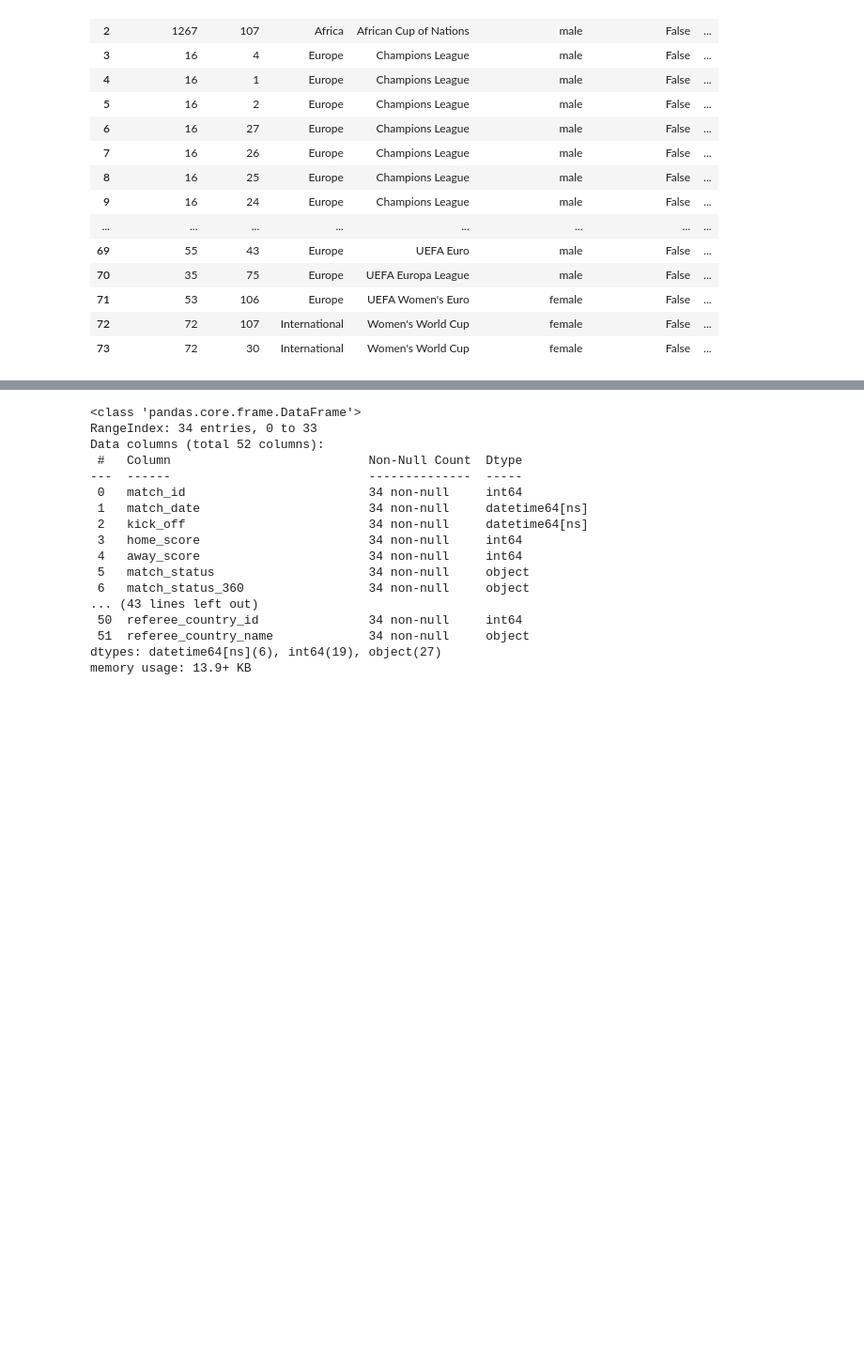
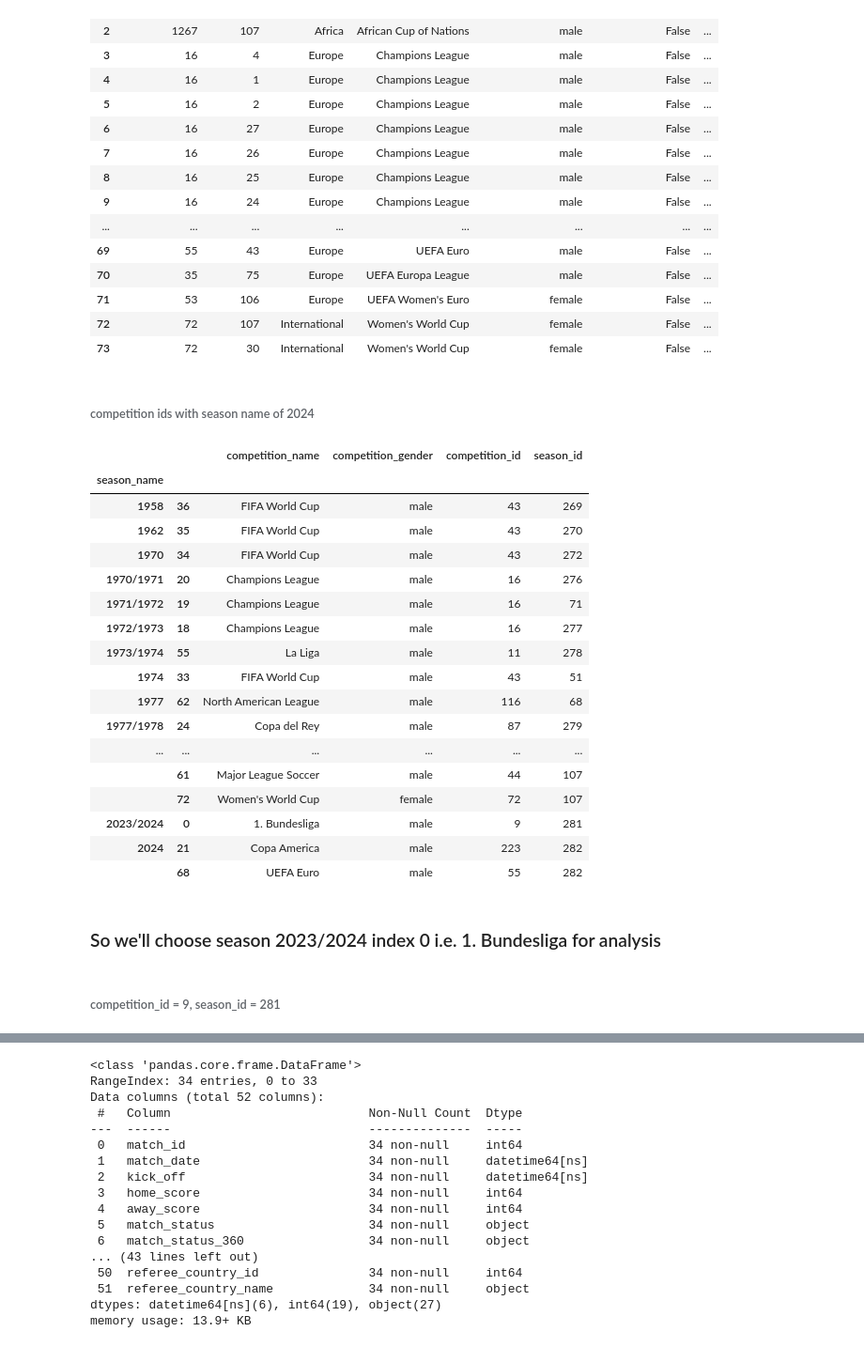
Before and after one commit to i-am-srk/football_analytics_101, a Jupyter notebook: event data/heatMaps.ipynb, the cells around one changed output, grey strips where cells are left out. Shown at 94% size. Drawn from its saved outputs; the diff is of its cells as text; code cells hidden in the pictures; blank space fills up the shorter version.

```diff
--- a/event data/heatMaps.ipynb
+++ b/event data/heatMaps.ipynb
@@ -28,7 +28,7 @@ Data columns (total 12 columns):
 dtypes: bool(2), int64(2), object(8)
 memory usage: 6.1+ KB
 # %%
-pd.set_option("display.max_rows", df_comp.shape[0]+1)
+pd.options.display.max_rows = df_comp.shape[0]+1
 df_comp
 # %% [output]
 |  | competition_id | season_id | country_name | competition_name | competition_gender | competition_youth | ... |
@@ -53 +51,29 @@ Bundesliga_2024 = df_comp.iloc[0]
+# %% [markdown]
+###### competition ids with season name of 2024
+# %%
+df = df_comp[["competition_id", "season_id", "competition_name", "competition_gender", "season_name"]]
+df.groupby("season_name")[["competition_name", "competition_gender", "competition_id", "season_id"]].apply(lambda x : x)
+# %% [output]
+|  |  | competition_name | competition_gender | competition_id | season_id |
+| season_name |  |  |  |  |  |
+| 1958 | 36 | FIFA World Cup | male | 43 | 269 |
+| 1962 | 35 | FIFA World Cup | male | 43 | 270 |
+| 1970 | 34 | FIFA World Cup | male | 43 | 272 |
+| 1970/1971 | 20 | Champions League | male | 16 | 276 |
+| 1971/1972 | 19 | Champions League | male | 16 | 71 |
+| 1972/1973 | 18 | Champions League | male | 16 | 277 |
+| 1973/1974 | 55 | La Liga | male | 11 | 278 |
+| 1974 | 33 | FIFA World Cup | male | 43 | 51 |
+| 1977 | 62 | North American League | male | 116 | 68 |
+| 1977/1978 | 24 | Copa del Rey | male | 87 | 279 |
+| ... | ... | ... | ... | ... | ... |
+|  | 61 | Major League Soccer | male | 44 | 107 |
+|  | 72 | Women's World Cup | female | 72 | 107 |
+| 2023/2024 | 0 | 1. Bundesliga | male | 9 | 281 |
+| 2024 | 21 | Copa America | male | 223 | 282 |
+|  | 68 | UEFA Euro | male | 55 | 282 |
+# %% [markdown]
+### So we'll choose season 2023/2024 index 0 i.e. 1. Bundesliga for analysis
+# %% [markdown]
+###### competition_id = 9, season_id = 281
 # %%
```
Also changed, not shown: parts of 13 cells of this notebook.
